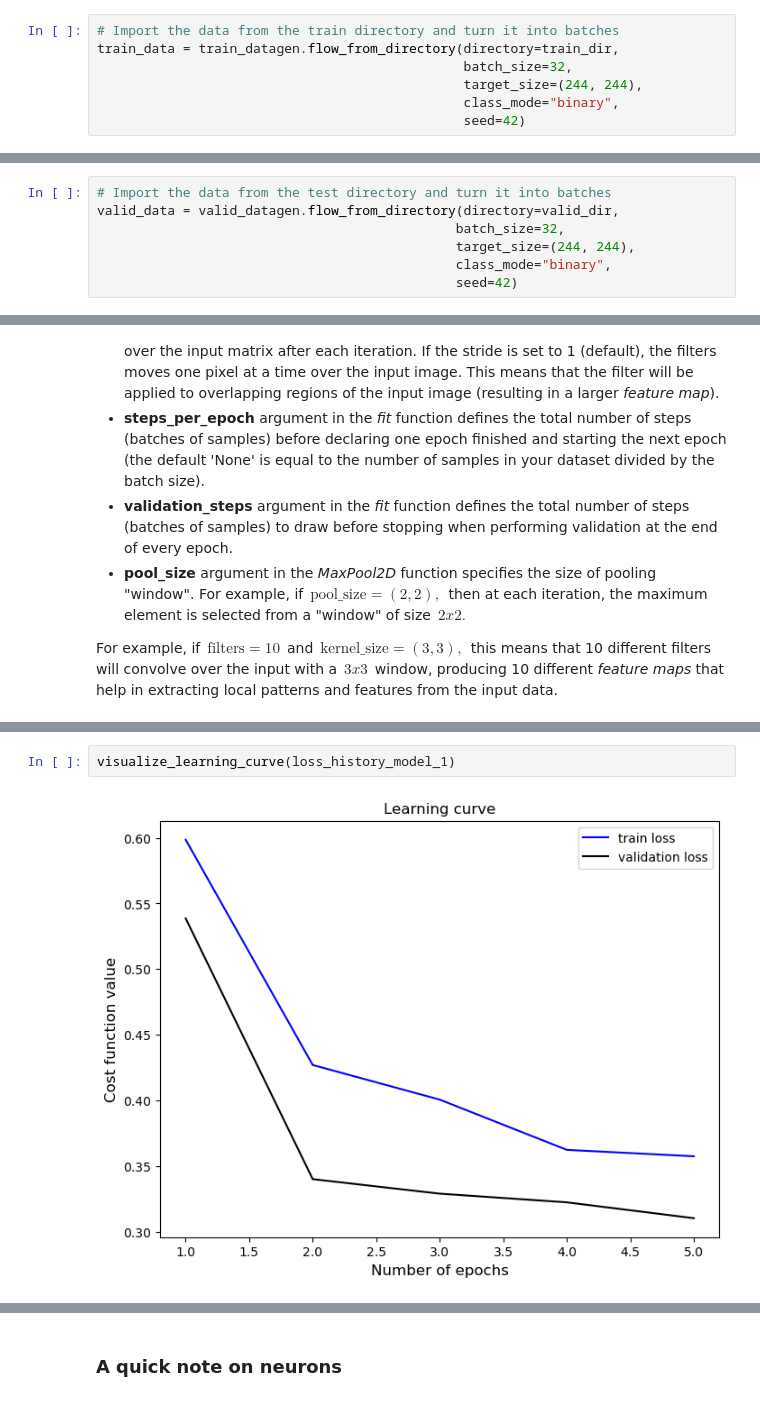
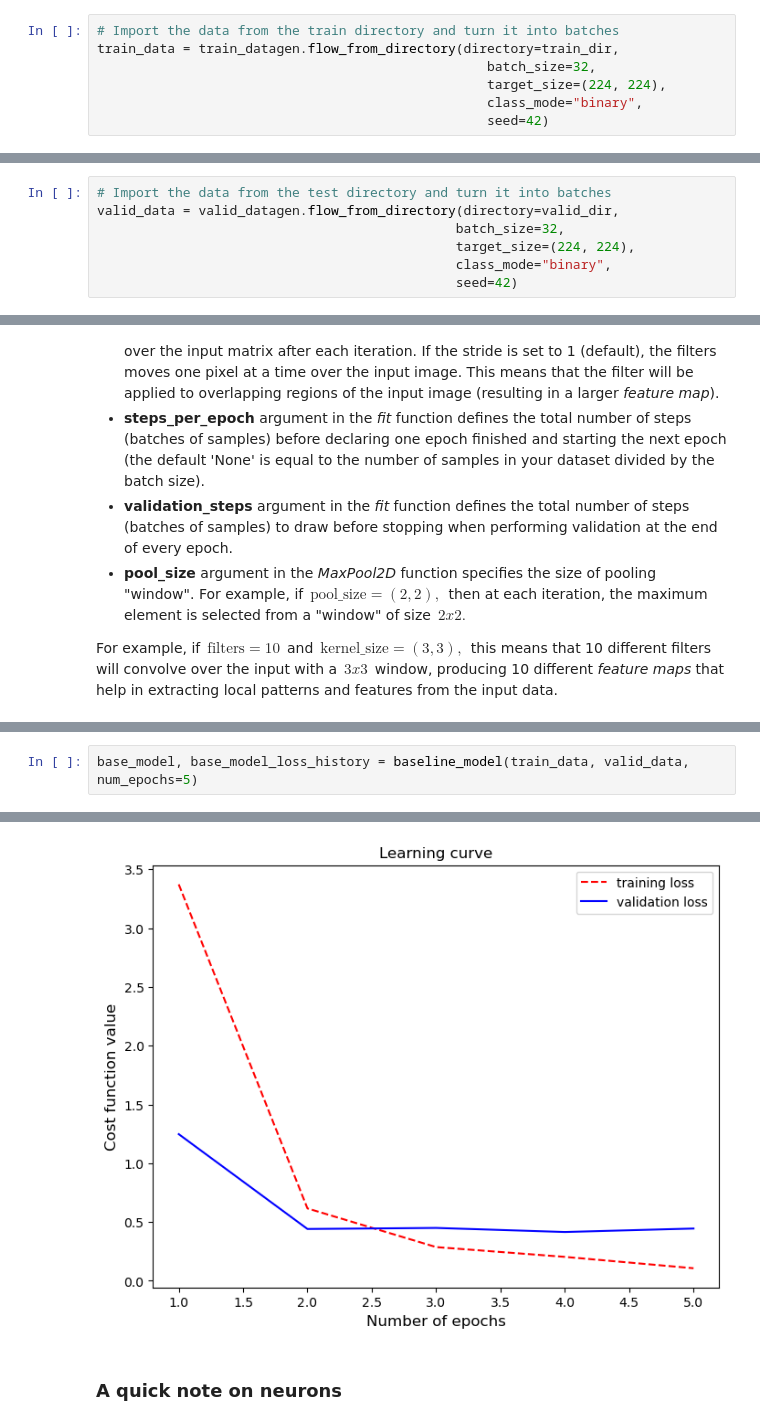
Before and after one commit to HerraKaava/tensorflow, a Jupyter notebook: CNNs/Intro_to_computer_vision.ipynb, the cells around one changed output, grey strips where cells are left out. Cells and saved outputs as stored; diff of their text form.

```diff
--- a/CNNs/Intro_to_computer_vision.ipynb
+++ b/CNNs/Intro_to_computer_vision.ipynb
@@ -223,17 +225,17 @@ valid_dir = "pizza_steak_images/pizza_steak/test/"
 # %%
 # Import the data from the train directory and turn it into batches
 train_data = train_datagen.flow_from_directory(directory=train_dir,
-                                               batch_size=32,
-                                               target_size=(244, 244),
-                                               class_mode="binary",
-                                               seed=42)
+                                                  batch_size=32,
+                                                  target_size=(224, 224),
+                                                  class_mode="binary",
+                                                  seed=42)
 # %% [output]
 Found 1500 images belonging to 2 classes.
 # %%
 # Import the data from the test directory and turn it into batches
 valid_data = valid_datagen.flow_from_directory(directory=valid_dir,
                                               batch_size=32,
-                                              target_size=(244, 244),
+                                              target_size=(224, 224),
                                               class_mode="binary",
                                               seed=42)
 # %% [output]
@@ -399,4 +341,3 @@ def visualize_learning_curve(loss_history):
-# %%
-visualize_learning_curve(loss_history_model_1)
-# %% [output]
-[figure, removed]
+# %%
+base_model, base_model_loss_history = baseline_model(train_data, valid_data, num_epochs=5)
+# %% [output]
@@ -403,3 +354,4 @@ visualize_learning_curve(loss_history_model_1)
+[figure, added]
 # %% [markdown]
 <h3>A quick note on neurons</h3>
 # %% [markdown]
```
Also changed, not shown: parts of 15 cells of this notebook.
